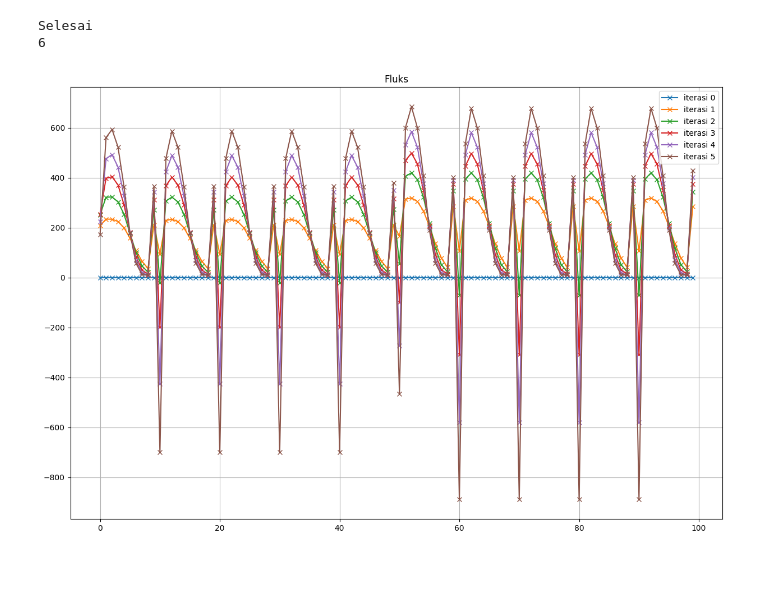
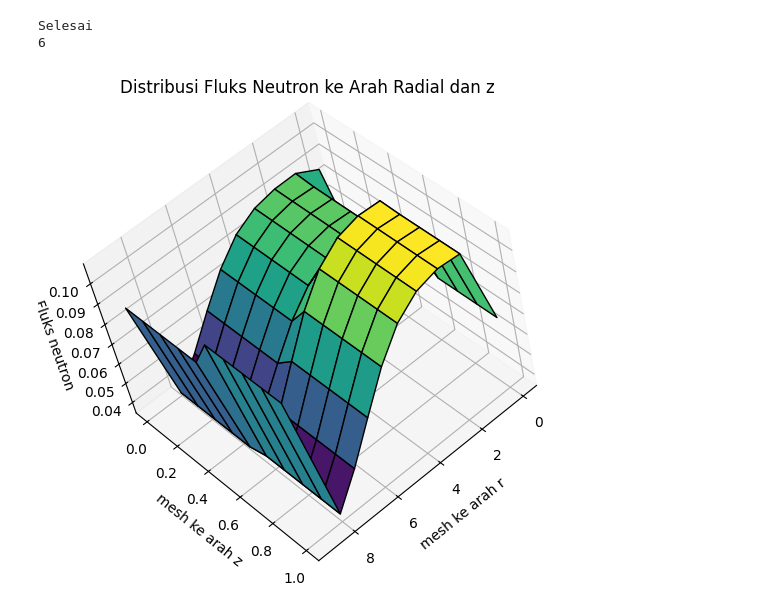
Before and after one commit to dhiyasalmas/Nuclear-Energy-Systems, a Jupyter notebook: 2D1G.ipynb, the cells around one changed output. Drawn from its saved outputs; the diff is of its cells as text; code cells hidden in the pictures; blank space fills up the shorter version.

```diff
--- a/2D1G.ipynb
+++ b/2D1G.ipynb
@@ -198,17 +198,32 @@ print(len(all_fluks))
 # %% [output]
 Selesai
 6
-# %%
-import matplotlib.pyplot as plt
-
-fig, (ax1) = plt.subplots(figsize=(15, 10))
-# Buat plot r
-for i in range(len(all_fluks)):
-    ax1.plot(all_fluks[i], label=f'iterasi {i}', linestyle='-', marker='x')
-
-# Tambahin legend di grafik r
-ax1.set_title('Fluks')
-ax1.legend(loc='upper right')
-ax1.grid()
-# %% [output]
-[figure, removed]
+# %%
+import numpy as np
+import matplotlib.pyplot as plt
+from mpl_toolkits.mplot3d import Axes3D
+
+
+fluks = all_fluks[0]
+# Reshape flux data into a 2D array to fit r and z
+fluks = fluks.reshape(len(r), len(z))
+
+# Create a meshgrid for r and z
+R, Z = np.meshgrid(r, z, indexing='ij')
+
+# Plotting
+fig = plt.figure(figsize=(10, 6))
+ax = fig.add_subplot(111, projection='3d')
+
+# Plot the surface
+ax.plot_surface(Z, R, fluks, cmap='viridis', edgecolor='k')
+
+# Adding labels
+ax.set_title("Distribusi Fluks Neutron ke Arah Radial dan z")
+ax.set_xlabel("mesh ke arah r")
+ax.set_ylabel("mesh ke arah z")
+ax.set_zlabel("Fluks neutron")
+ax.view_init(elev=45, azim=60, roll=15)
+plt.show()
+# %% [output]
+[figure, added]
```
